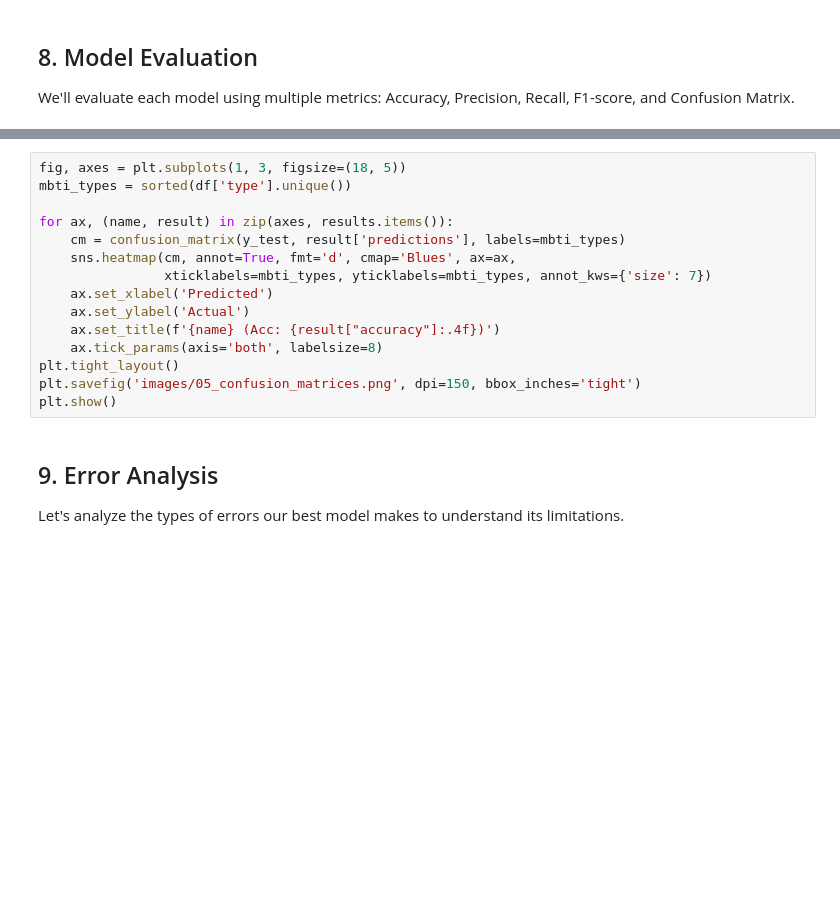
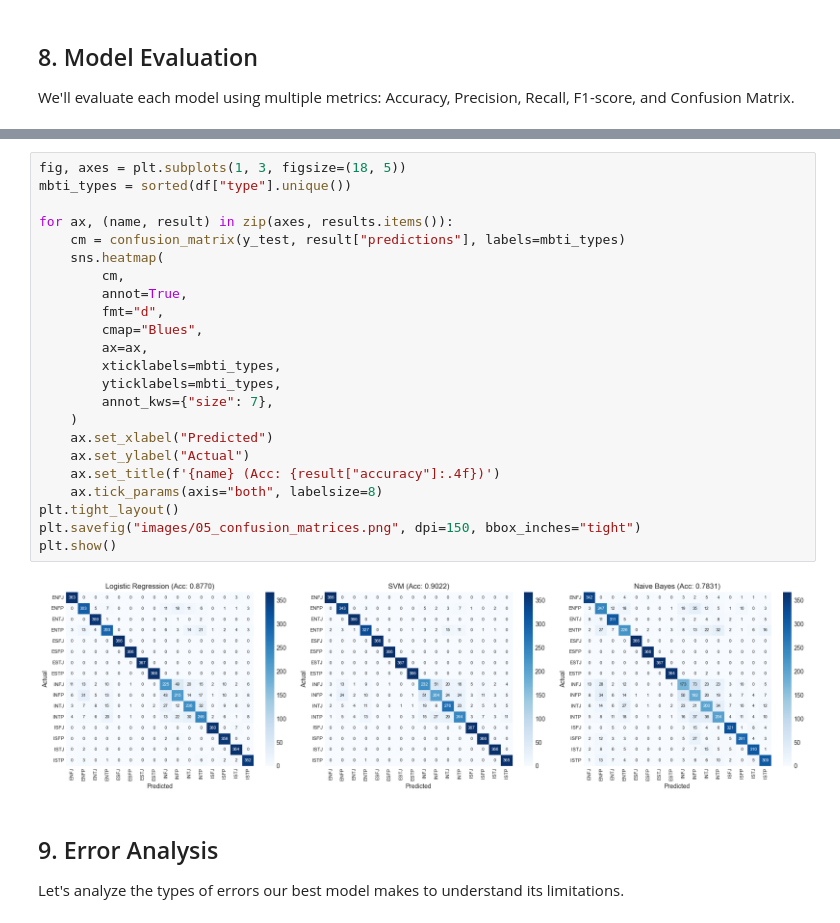
Before and after one commit to Mr-MRF-Dev/MBTI-Text-Classifier, a Jupyter notebook: notebook.ipynb, the cells around one changed output, grey strips where cells are left out. Drawn from its saved outputs; the diff is of its cells as text; blank space fills up the shorter version.

```diff
--- a/notebook.ipynb
+++ b/notebook.ipynb
@@ -269,18 +453,28 @@ for name in results:
 # %%
 fig, axes = plt.subplots(1, 3, figsize=(18, 5))
-mbti_types = sorted(df['type'].unique())
+mbti_types = sorted(df["type"].unique())
 
 for ax, (name, result) in zip(axes, results.items()):
-    cm = confusion_matrix(y_test, result['predictions'], labels=mbti_types)
-    sns.heatmap(cm, annot=True, fmt='d', cmap='Blues', ax=ax,
-                xticklabels=mbti_types, yticklabels=mbti_types, annot_kws={'size': 7})
-    ax.set_xlabel('Predicted')
-    ax.set_ylabel('Actual')
+    cm = confusion_matrix(y_test, result["predictions"], labels=mbti_types)
+    sns.heatmap(
+        cm,
+        annot=True,
+        fmt="d",
+        cmap="Blues",
+        ax=ax,
+        xticklabels=mbti_types,
+        yticklabels=mbti_types,
+        annot_kws={"size": 7},
+    )
+    ax.set_xlabel("Predicted")
+    ax.set_ylabel("Actual")
     ax.set_title(f'{name} (Acc: {result["accuracy"]:.4f})')
-    ax.tick_params(axis='both', labelsize=8)
+    ax.tick_params(axis="both", labelsize=8)
 plt.tight_layout()
-plt.savefig('images/05_confusion_matrices.png', dpi=150, bbox_inches='tight')
+plt.savefig("images/05_confusion_matrices.png", dpi=150, bbox_inches="tight")
 plt.show()
+# %% [output]
+[figure, added]
 # %% [markdown]
 ## 9. Error Analysis
 
```
Also changed, not shown: parts of 22 cells of this notebook, 1 other file.
